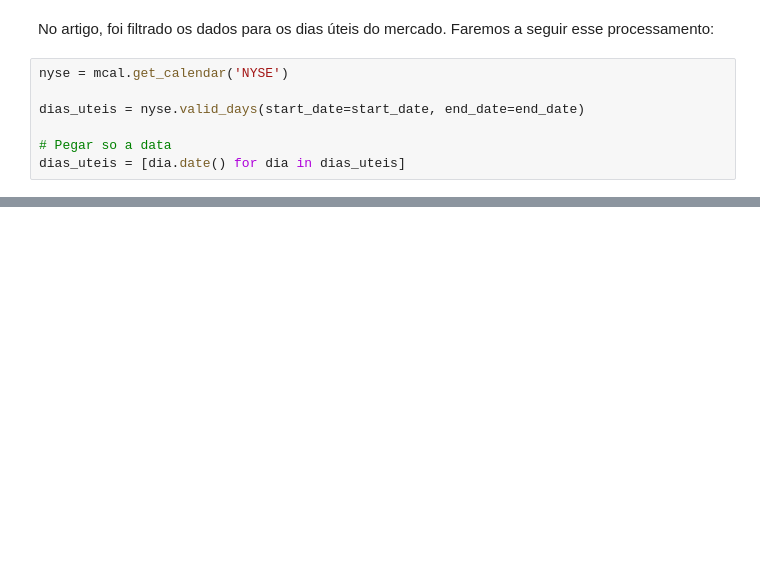
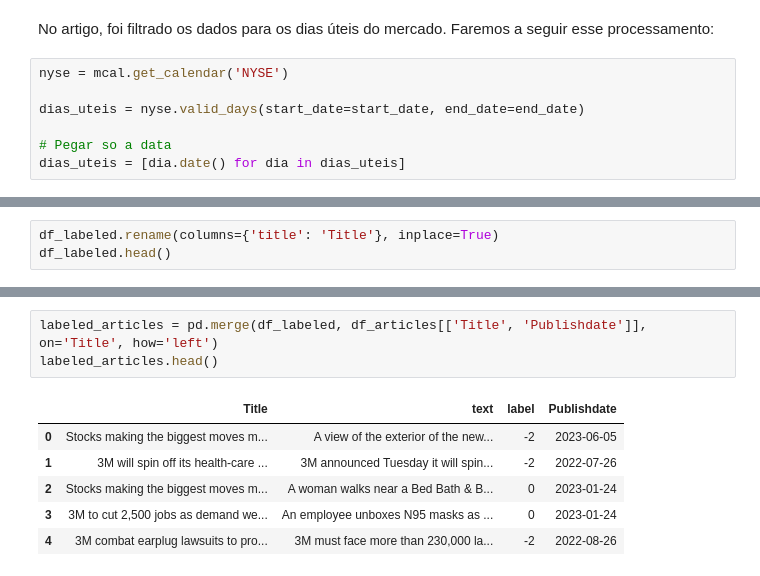
Before and after one commit to erlonL/series-temporais, a Jupyter notebook: projeto2/ST_Projeto2.ipynb, the cells around one changed output, grey strips where cells are left out. Saved outputs shown, nothing was run; the diff lists cells and outputs as text; blank space fills up the shorter version.

```diff
--- a/projeto2/ST_Projeto2.ipynb
+++ b/projeto2/ST_Projeto2.ipynb
@@ -169,0 +123,3 @@ ScraperException: 4 requests to https://twitter.com/search?f=live&lang=en&q=S%26
+# %%
+df_labeled.rename(columns={'title': 'Title'}, inplace=True)
+df_labeled.head()
@@ -169,0 +161,10 @@ ScraperException: 4 requests to https://twitter.com/search?f=live&lang=en&q=S%26
+# %%
+labeled_articles = pd.merge(df_labeled, df_articles[['Title', 'Publishdate']], on='Title', how='left')
+labeled_articles.head()
+# %% [output]
+|  | Title | text | label | Publishdate |
+| 0 | Stocks making the biggest moves m... | A view of the exterior of the new... | -2 | 2023-06-05 |
+| 1 | 3M will spin off its health-care ... | 3M announced Tuesday it will spin... | -2 | 2022-07-26 |
+| 2 | Stocks making the biggest moves m... | A woman walks near a Bed Bath & B... | 0 | 2023-01-24 |
+| 3 | 3M to cut 2,500 jobs as demand we... | An employee unboxes N95 masks as ... | 0 | 2023-01-24 |
+| 4 | 3M combat earplug lawsuits to pro... | 3M must face more than 230,000 la... | -2 | 2022-08-26 |
```
Also changed, not shown: parts of 18 cells of this notebook.
